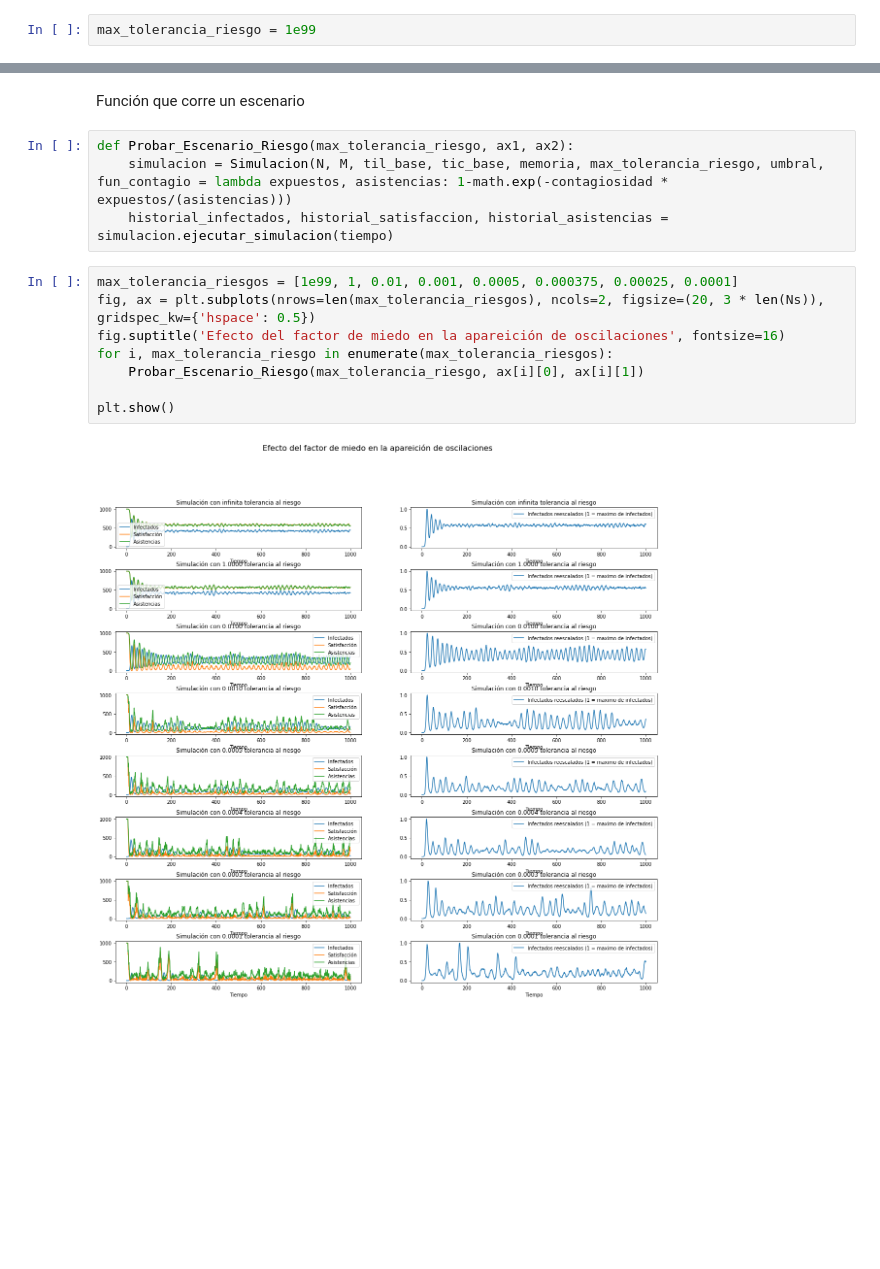
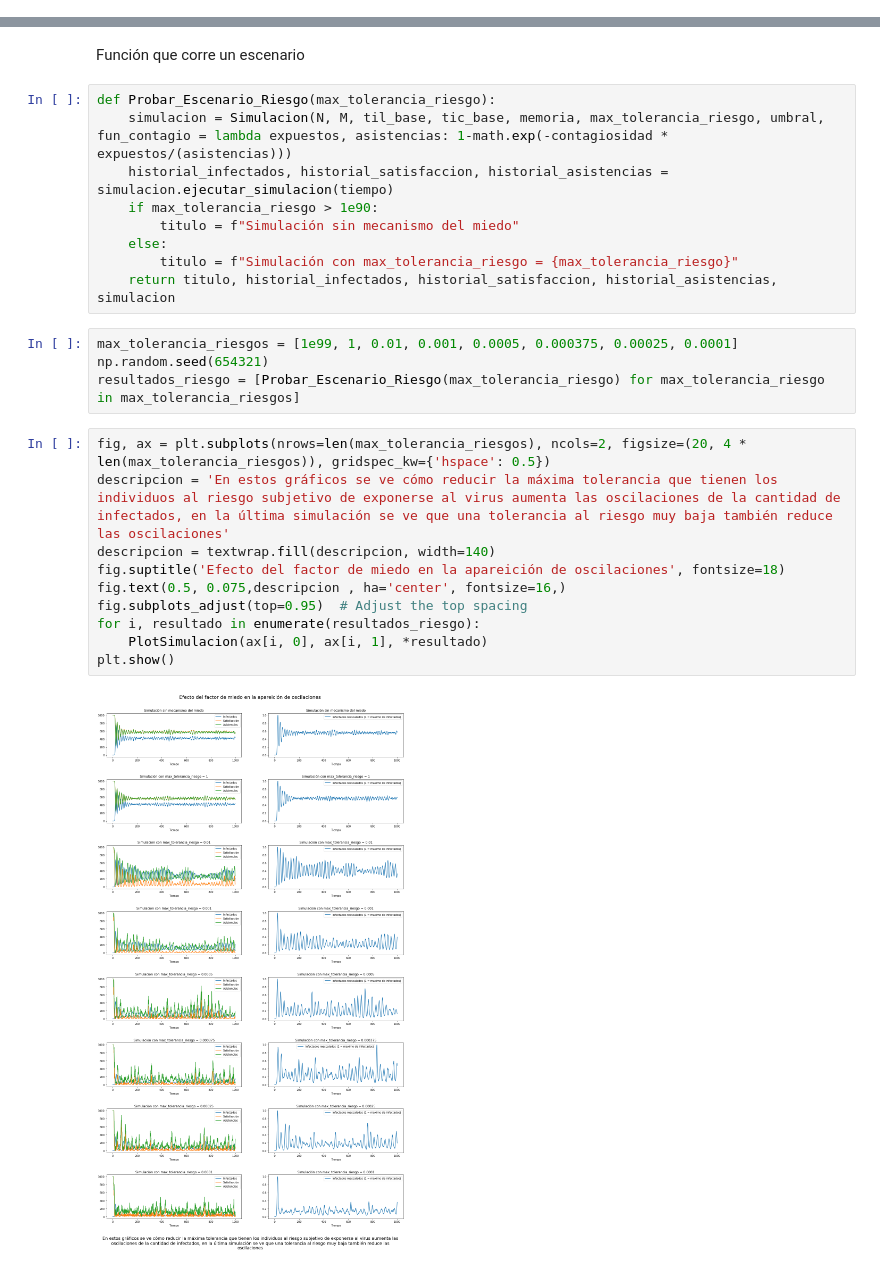
Before and after one commit to LautaroLasorsa/TP-Simulaci-n, a Jupyter notebook: Informe.ipynb, the cells around one changed output, grey strips where cells are left out. Drawn from its saved outputs; the diff is of its cells as text; blank space fills up the shorter version.

```diff
--- a/Informe.ipynb
+++ b/Informe.ipynb
@@ -105,5 +114,3 @@ contagiosidad = 0.1
 expuestos_iniciales = 5
 # %% [markdown]
 Parametro de interes
-# %%
-max_tolerancia_riesgo = 1e99
@@ -110,16 +119,27 @@ max_tolerancia_riesgo = 1e99
 # %% [markdown]
 Función que corre un escenario
 # %%
-def Probar_Escenario_Riesgo(max_tolerancia_riesgo, ax1, ax2):
+def Probar_Escenario_Riesgo(max_tolerancia_riesgo):
     simulacion = Simulacion(N, M, til_base, tic_base, memoria, max_tolerancia_riesgo, umbral, fun_contagio = lambda expuestos, asistencias: 1-math.exp(-contagiosidad * expuestos/(asistencias)))
     historial_infectados, historial_satisfaccion, historial_asistencias = simulacion.ejecutar_simulacion(tiempo)
+    if max_tolerancia_riesgo > 1e90:
+        titulo = f"Simulación sin mecanismo del miedo"
+    else:
+        titulo = f"Simulación con max_tolerancia_riesgo = {max_tolerancia_riesgo}"
+    return titulo, historial_infectados, historial_satisfaccion, historial_asistencias, simulacion
-# %%
-max_tolerancia_riesgos = [1e99, 1, 0.01, 0.001, 0.0005, 0.000375, 0.00025, 0.0001]
-fig, ax = plt.subplots(nrows=len(max_tolerancia_riesgos), ncols=2, figsize=(20, 3 * len(Ns)), gridspec_kw={'hspace': 0.5})
-fig.suptitle('Efecto del factor de miedo en la apareición de oscilaciones', fontsize=16)
-for i, max_tolerancia_riesgo in enumerate(max_tolerancia_riesgos):
-    Probar_Escenario_Riesgo(max_tolerancia_riesgo, ax[i][0], ax[i][1])
-
-plt.show()
-# %% [output]
-[figure, removed]
+# %%
+max_tolerancia_riesgos = [1e99, 1, 0.01, 0.001, 0.0005, 0.000375, 0.00025, 0.0001]
+np.random.seed(654321)
+resultados_riesgo = [Probar_Escenario_Riesgo(max_tolerancia_riesgo) for max_tolerancia_riesgo in max_tolerancia_riesgos]
+# %%
+fig, ax = plt.subplots(nrows=len(max_tolerancia_riesgos), ncols=2, figsize=(20, 4 * len(max_tolerancia_riesgos)), gridspec_kw={'hspace': 0.5})
+descripcion = 'En estos gráficos se ve cómo reducir la máxima tolerancia que tienen los individuos al riesgo subjetivo de exponerse al virus aumenta las oscilaciones de la cantidad de infectados, en la última simulación se ve que una tolerancia al riesgo muy baja también reduce las oscilaciones'
+descripcion = textwrap.fill(descripcion, width=140)
+fig.suptitle('Efecto del factor de miedo en la apareición de oscilaciones', fontsize=18)
+fig.text(0.5, 0.075,descripcion , ha='center', fontsize=16,)
+fig.subplots_adjust(top=0.95)  # Adjust the top spacing
+for i, resultado in enumerate(resultados_riesgo):
+    PlotSimulacion(ax[i, 0], ax[i, 1], *resultado)
+plt.show()
+# %% [output]
+[figure, added]
```
Also changed, not shown: parts of 19 cells of this notebook.
